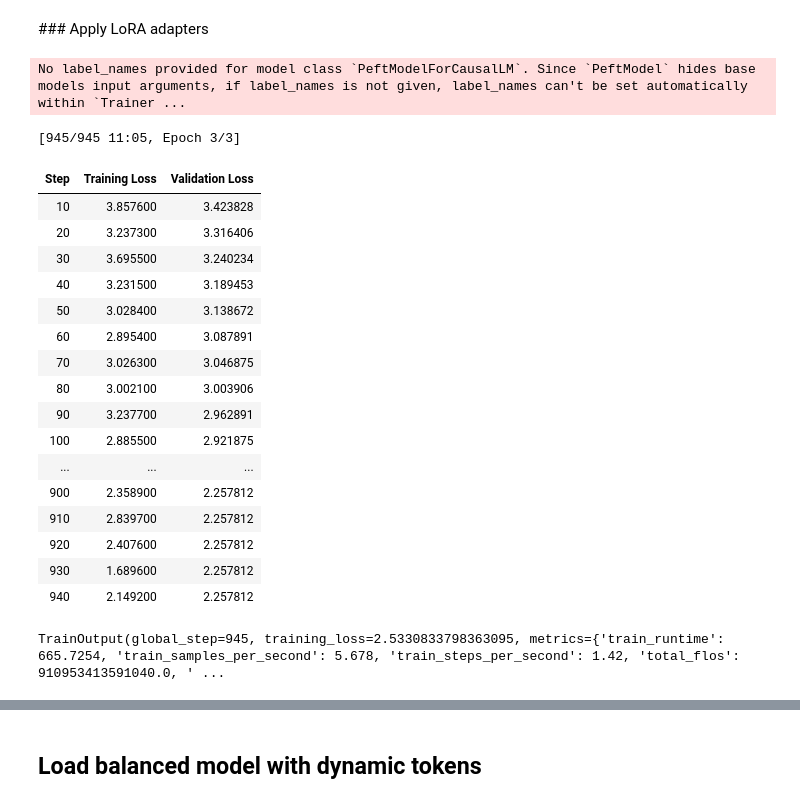
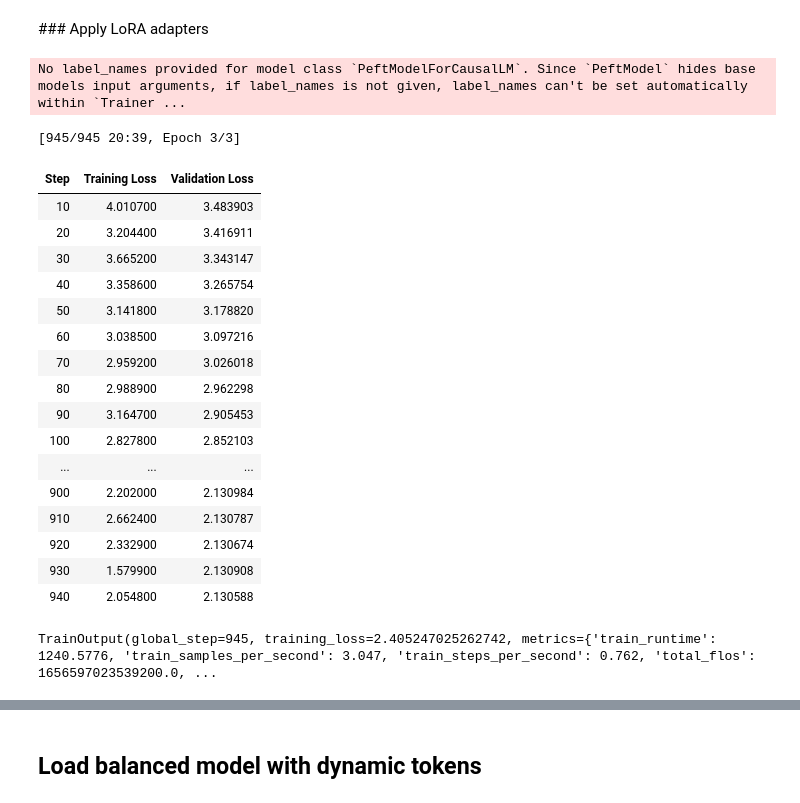
Before and after one commit to melissafasol/InkubaLM-Challenge, a Jupyter notebook: notebooks_EDA/03_ABtesting.ipynb, the cells around one changed output, grey strips where cells are left out. Cells and saved outputs as stored; diff of their text form; code cells hidden in the pictures.

```diff
--- a/notebooks_EDA/03_ABtesting.ipynb
+++ b/notebooks_EDA/03_ABtesting.ipynb
@@ -220,29 +233,29 @@ val_dataset = Dataset.from_pandas(val_df_split.reset_index(drop=True))
 tok.pad_token = tok.eos_token
 # %%
 
-output_dir = "/content/drive/MyDrive/InkubaLM/outputs/best_model_dynamic_balanced"
+output_dir = "/content/drive/MyDrive/InkubaLM/outputs/best_model_dynamic_probabilistic_sampling"
 os.makedirs(output_dir, exist_ok=True)
 # Train
-balanced_val_trainer = multitask.setup_trainer_ab_testing(model, train_dataset, tokenizer=tok, output_dir=output_dir, val_dataset=val_dataset)
-balanced_val_trainer.train()
+balanced_prob_trainer = multitask.setup_trainer_ab_testing(model, train_dataset, tokenizer=tok, output_dir=output_dir, val_dataset=val_dataset)
+balanced_prob_trainer.train()
 # %% [output]
 No label_names provided for model class `PeftModelForCausalLM`. Since `PeftModel` hides base models input arguments, if label_names is not given, label_names can't be set automatically within `Trainer ...
-[945/945 11:05, Epoch 3/3]
+[945/945 20:39, Epoch 3/3]
 | Step | Training Loss | Validation Loss |
-| 10 | 3.857600 | 3.423828 |
-| 20 | 3.237300 | 3.316406 |
-| 30 | 3.695500 | 3.240234 |
-| 40 | 3.231500 | 3.189453 |
-| 50 | 3.028400 | 3.138672 |
-| 60 | 2.895400 | 3.087891 |
-| 70 | 3.026300 | 3.046875 |
-| 80 | 3.002100 | 3.003906 |
-| 90 | 3.237700 | 2.962891 |
-| 100 | 2.885500 | 2.921875 |
+| 10 | 4.010700 | 3.483903 |
+| 20 | 3.204400 | 3.416911 |
+| 30 | 3.665200 | 3.343147 |
+| 40 | 3.358600 | 3.265754 |
+| 50 | 3.141800 | 3.178820 |
+| 60 | 3.038500 | 3.097216 |
+| 70 | 2.959200 | 3.026018 |
+| 80 | 2.988900 | 2.962298 |
+| 90 | 3.164700 | 2.905453 |
+| 100 | 2.827800 | 2.852103 |
 | ... | ... | ... |
-| 900 | 2.358900 | 2.257812 |
-| 910 | 2.839700 | 2.257812 |
-| 920 | 2.407600 | 2.257812 |
-| 930 | 1.689600 | 2.257812 |
-| 940 | 2.149200 | 2.257812 |
+| 900 | 2.202000 | 2.130984 |
+| 910 | 2.662400 | 2.130787 |
+| 920 | 2.332900 | 2.130674 |
+| 930 | 1.579900 | 2.130908 |
+| 940 | 2.054800 | 2.130588 |
-TrainOutput(global_step=945, training_loss=2.5330833798363095, metrics={'train_runtime': 665.7254, 'train_samples_per_second': 5.678, 'train_steps_per_second': 1.42, 'total_flos': 910953413591040.0, ' ...
+TrainOutput(global_step=945, training_loss=2.405247025262742, metrics={'train_runtime': 1240.5776, 'train_samples_per_second': 3.047, 'train_steps_per_second': 0.762, 'total_flos': 1656597023539200.0, ...
```
Also changed, not shown: parts of 25 cells of this notebook.
